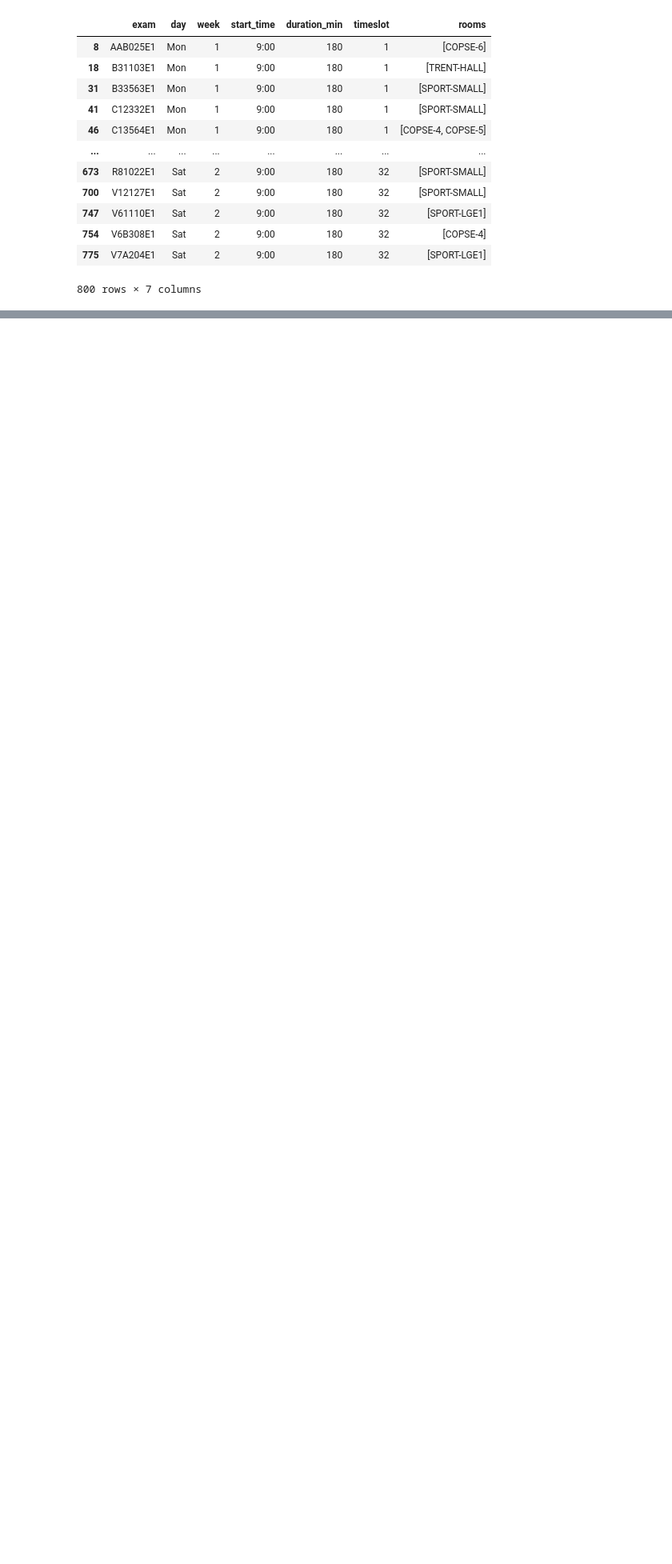
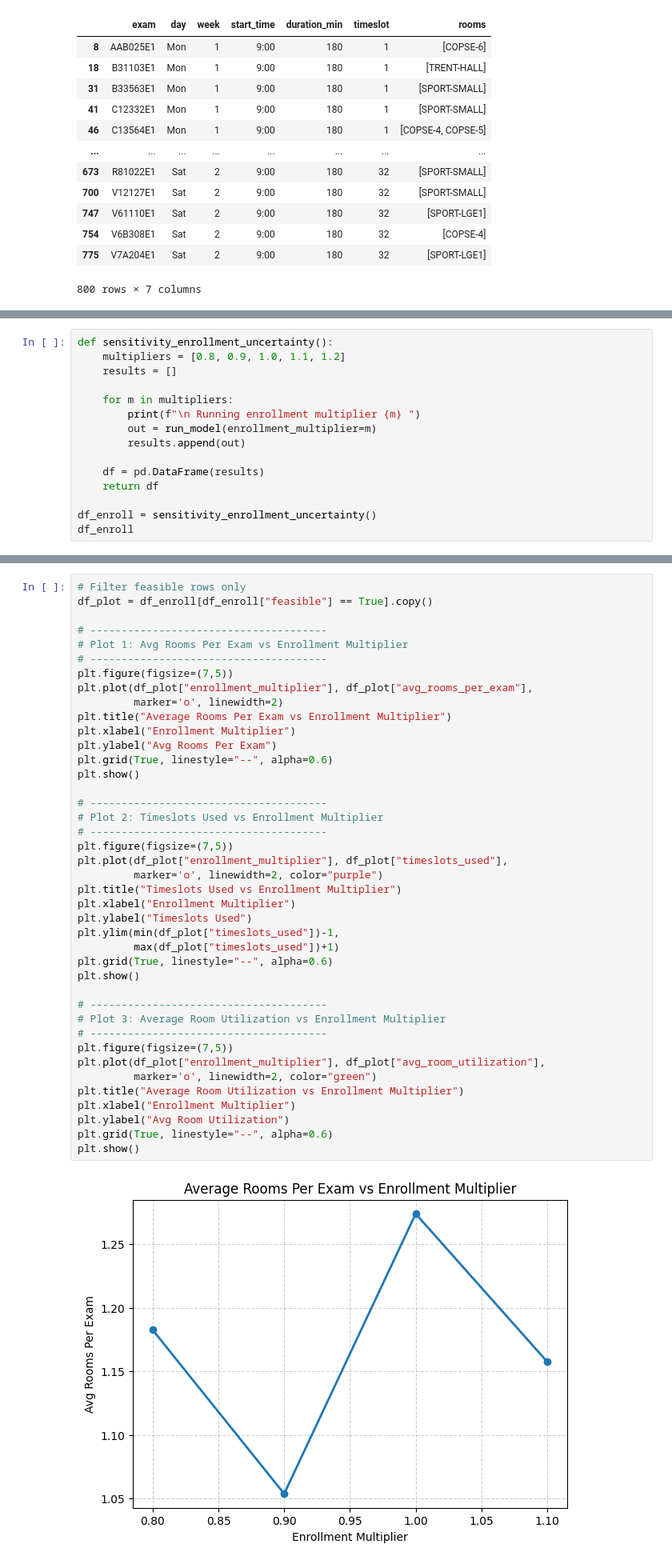
Before and after one commit to jennykhanhnguyen/optimize-exam-schedule, a Jupyter notebook: code/model.ipynb, the cells around one changed output, grey strips where cells are left out. Shown at 80% size. Cells and saved outputs as stored; diff of their text form; blank space fills up the shorter version.

```diff
--- a/code/model.ipynb
+++ b/code/model.ipynb
@@ -1167,0 +1540,15 @@ schedule_df
+# %%
+def sensitivity_enrollment_uncertainty():
+    multipliers = [0.8, 0.9, 1.0, 1.1, 1.2]
+    results = []
+
+    for m in multipliers:
+        print(f"\n Running enrollment multiplier {m} ")
+        out = run_model(enrollment_multiplier=m)
+        results.append(out)
+
+    df = pd.DataFrame(results)
+    return df
+
+df_enroll = sensitivity_enrollment_uncertainty()
+df_enroll
@@ -1167,0 +1599,43 @@ schedule_df
+# %%
+# Filter feasible rows only
+df_plot = df_enroll[df_enroll["feasible"] == True].copy()
+
+# --------------------------------------
+# Plot 1: Avg Rooms Per Exam vs Enrollment Multiplier
+# --------------------------------------
+plt.figure(figsize=(7,5))
+plt.plot(df_plot["enrollment_multiplier"], df_plot["avg_rooms_per_exam"],
+         marker='o', linewidth=2)
+plt.title("Average Rooms Per Exam vs Enrollment Multiplier")
+plt.xlabel("Enrollment Multiplier")
+plt.ylabel("Avg Rooms Per Exam")
+plt.grid(True, linestyle="--", alpha=0.6)
+plt.show()
+
+# --------------------------------------
+# Plot 2: Timeslots Used vs Enrollment Multiplier
+# --------------------------------------
+plt.figure(figsize=(7,5))
+plt.plot(df_plot["enrollment_multiplier"], df_plot["timeslots_used"],
+         marker='o', linewidth=2, color="purple")
+plt.title("Timeslots Used vs Enrollment Multiplier")
+plt.xlabel("Enrollment Multiplier")
+plt.ylabel("Timeslots Used")
+plt.ylim(min(df_plot["timeslots_used"])-1,
+         max(df_plot["timeslots_used"])+1)
+plt.grid(True, linestyle="--", alpha=0.6)
+plt.show()
+
+# --------------------------------------
+# Plot 3: Average Room Utilization vs Enrollment Multiplier
+# --------------------------------------
+plt.figure(figsize=(7,5))
+plt.plot(df_plot["enrollment_multiplier"], df_plot["avg_room_utilization"],
+         marker='o', linewidth=2, color="green")
+plt.title("Average Room Utilization vs Enrollment Multiplier")
+plt.xlabel("Enrollment Multiplier")
+plt.ylabel("Avg Room Utilization")
+plt.grid(True, linestyle="--", alpha=0.6)
+plt.show()
+# %% [output]
+[figure, added]
```
Also changed, not shown: parts of 12 cells of this notebook.
